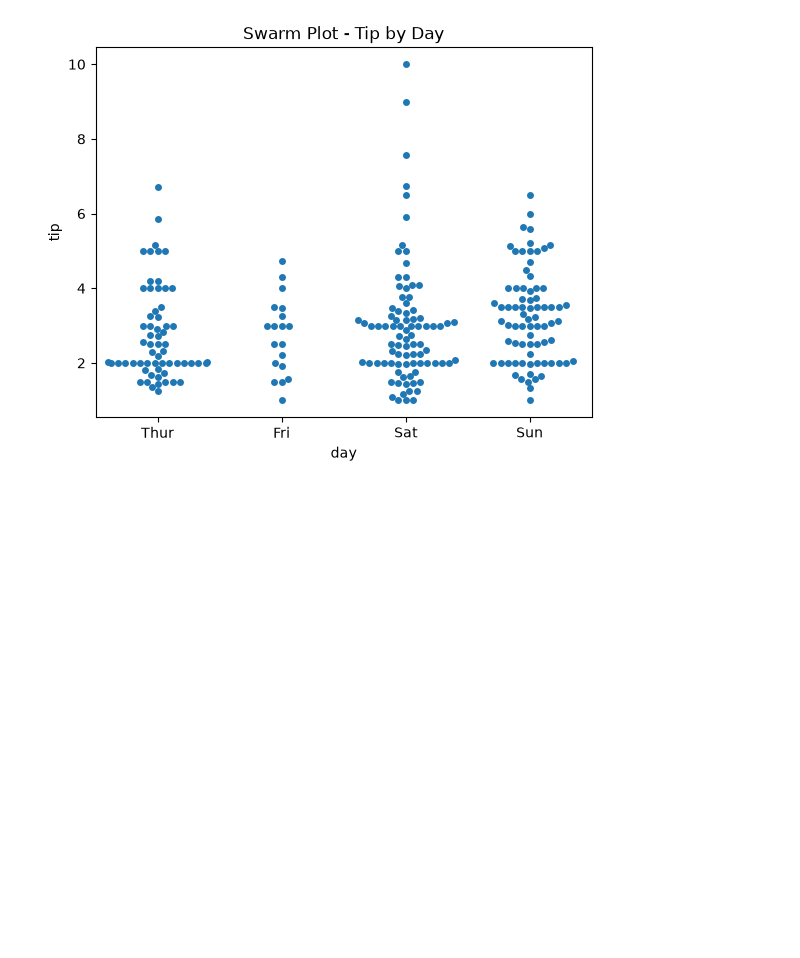
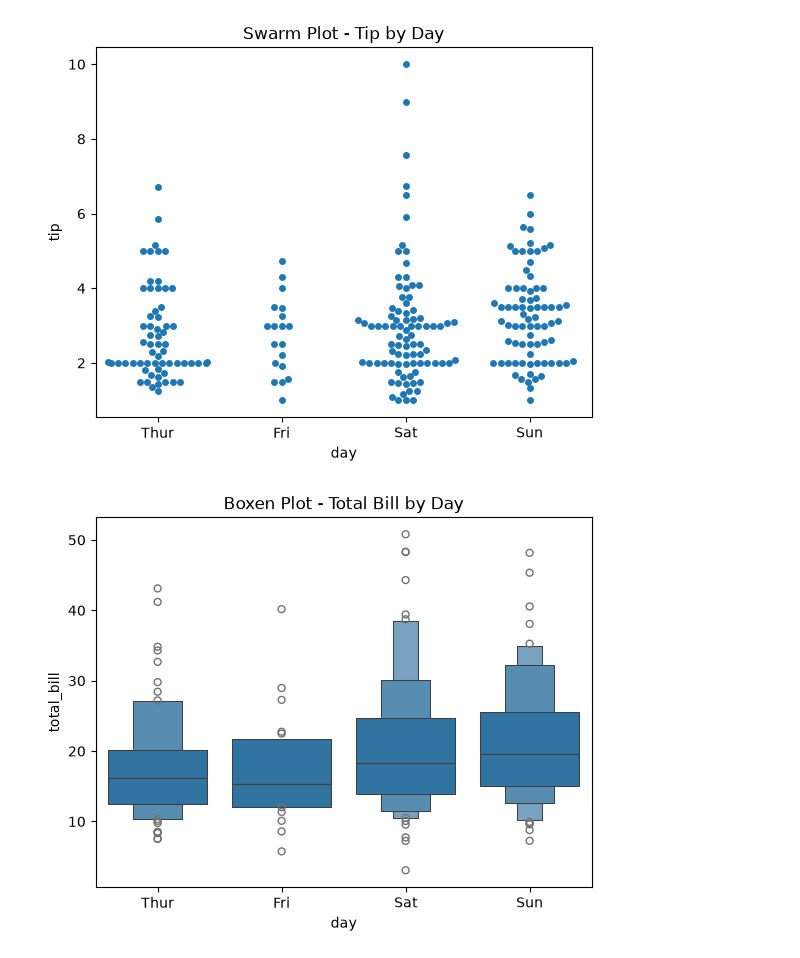
Before and after one commit to kalairajatechp/matplotlib, a Jupyter notebook: histogram_analysis.ipynb, the cells around one changed output. Drawn from its saved outputs; the diff is of its cells as text; code cells hidden in the pictures; blank space fills up the shorter version.

```diff
--- a/histogram_analysis.ipynb
+++ b/histogram_analysis.ipynb
@@ -95,3 +95,10 @@ plt.savefig("Swarm Plot - Tip by Day.png")
 plt.show()
 # %% [output]
 [figure]
+# %%
+sns.boxenplot(x='day', y='total_bill', data=df)
+plt.title("Boxen Plot - Total Bill by Day")
+plt.savefig("Boxen Plot - Total Bill by Day.png")
+plt.show()
+# %% [output]
+[figure, added]
```
